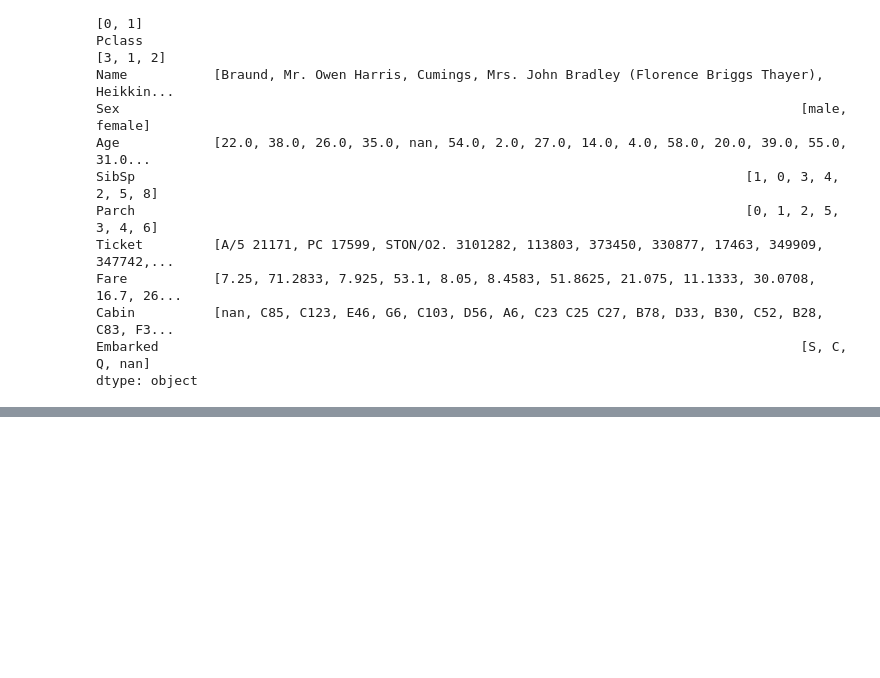
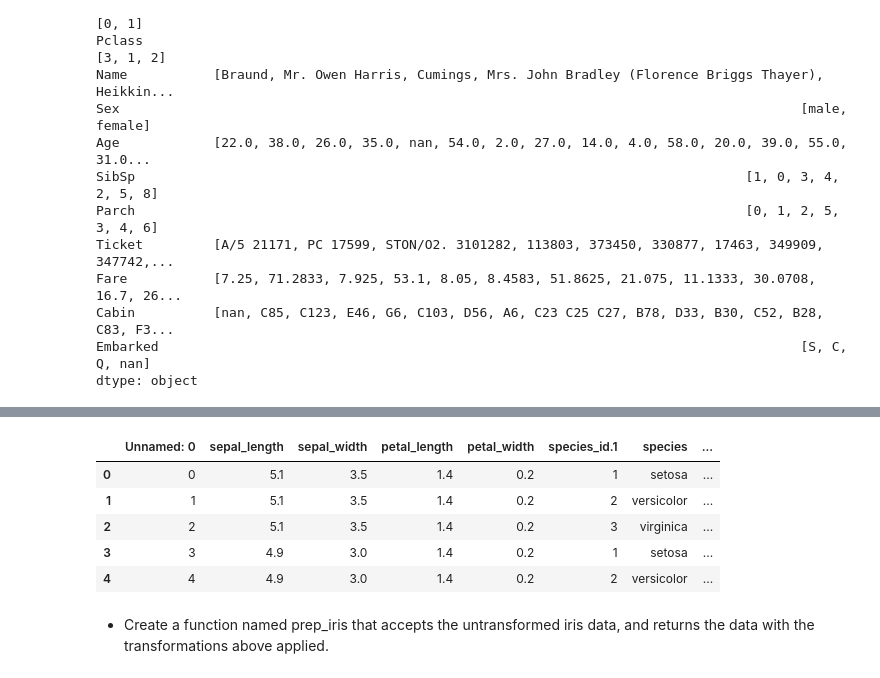
Before and after one commit to justin-m-sullivan/classification-exercises, a Jupyter notebook: classification_exercises.ipynb, the cells around one changed output, grey strips where cells are left out. Drawn from its saved outputs; the diff is of its cells as text; code cells hidden in the pictures; blank space fills up the shorter version.

```diff
--- a/classification_exercises.ipynb
+++ b/classification_exercises.ipynb
@@ -267,0 +271,11 @@ dtype: object
+# %%
+df.head()
+# %% [output]
+|  | Unnamed: 0 | sepal_length | sepal_width | petal_length | petal_width | species_id.1 | species | ... |
+| 0 | 0 | 5.1 | 3.5 | 1.4 | 0.2 | 1 | setosa | ... |
+| 1 | 1 | 5.1 | 3.5 | 1.4 | 0.2 | 2 | versicolor | ... |
+| 2 | 2 | 5.1 | 3.5 | 1.4 | 0.2 | 3 | virginica | ... |
+| 3 | 3 | 4.9 | 3.0 | 1.4 | 0.2 | 1 | setosa | ... |
+| 4 | 4 | 4.9 | 3.0 | 1.4 | 0.2 | 2 | versicolor | ... |
+# %% [markdown]
+- Create a function named prep_iris that accepts the untransformed iris data, and returns the data with the transformations above applied.
```
Also changed, not shown: parts of 24 cells of this notebook.
